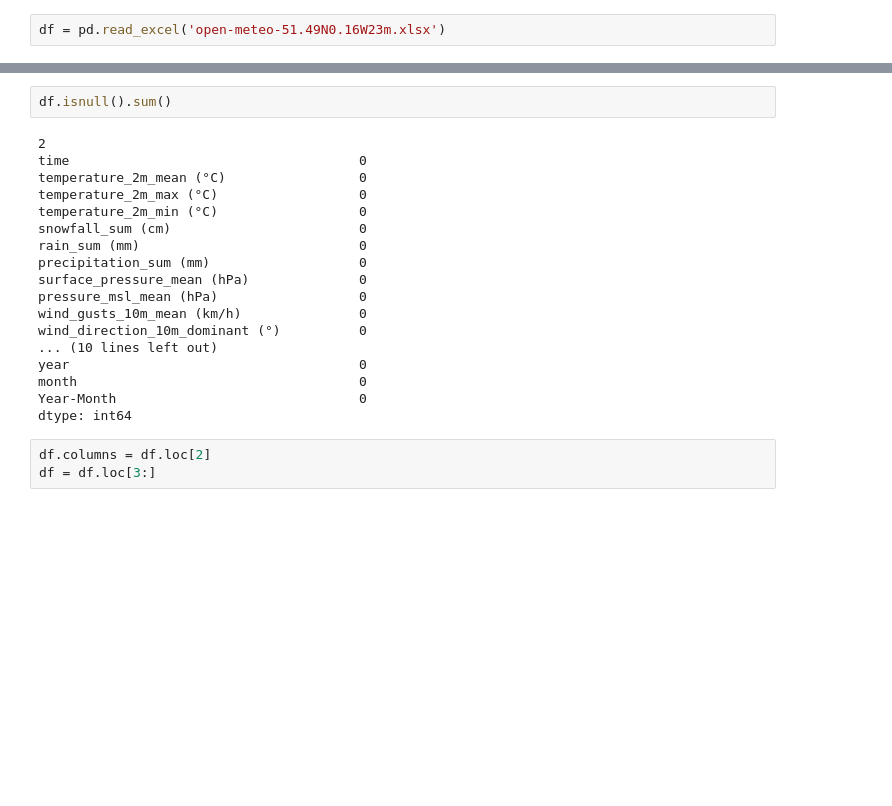
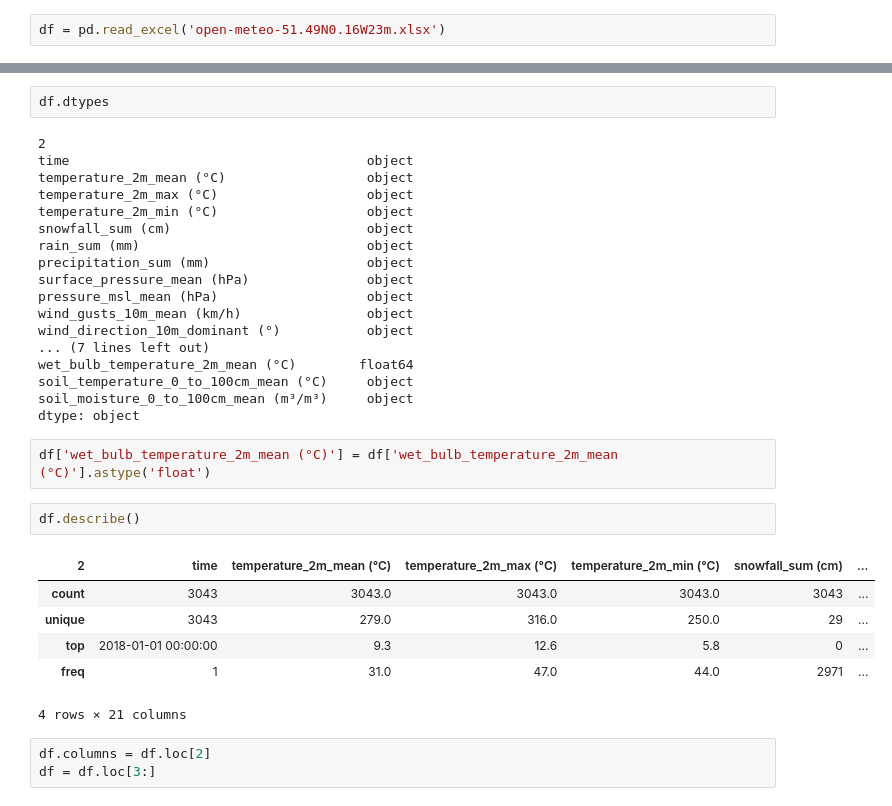
Before and after one commit to nitheshsrb/Fundamentals, a Jupyter notebook: weather.ipynb, the cells around one changed output, grey strips where cells are left out. Drawn from its saved outputs; the diff is of its cells as text; blank space fills up the shorter version.

```diff
--- a/weather.ipynb
+++ b/weather.ipynb
@@ -22,23 +22,34 @@ df.head()
 # %%
-df.isnull().sum()
+df.dtypes
 # %% [output]
 2
-time                                     0
-temperature_2m_mean (°C)                 0
-temperature_2m_max (°C)                  0
-temperature_2m_min (°C)                  0
-snowfall_sum (cm)                        0
-rain_sum (mm)                            0
-precipitation_sum (mm)                   0
-surface_pressure_mean (hPa)              0
-pressure_msl_mean (hPa)                  0
-wind_gusts_10m_mean (km/h)               0
-wind_direction_10m_dominant (°)          0
-... (10 lines left out)
-year                                     0
-month                                    0
-Year-Month                               0
-dtype: int64
+time                                      object
+temperature_2m_mean (°C)                  object
+temperature_2m_max (°C)                   object
+temperature_2m_min (°C)                   object
+snowfall_sum (cm)                         object
+rain_sum (mm)                             object
+precipitation_sum (mm)                    object
+surface_pressure_mean (hPa)               object
+pressure_msl_mean (hPa)                   object
+wind_gusts_10m_mean (km/h)                object
+wind_direction_10m_dominant (°)           object
+... (7 lines left out)
+wet_bulb_temperature_2m_mean (°C)        float64
+soil_temperature_0_to_100cm_mean (°C)     object
+soil_moisture_0_to_100cm_mean (m³/m³)     object
+dtype: object
+# %%
+df['wet_bulb_temperature_2m_mean (°C)'] = df['wet_bulb_temperature_2m_mean (°C)'].astype('float')
+# %%
+df.describe()
+# %% [output]
+| 2 | time | temperature_2m_mean (°C) | temperature_2m_max (°C) | temperature_2m_min (°C) | snowfall_sum (cm) | ... |
+| count | 3043 | 3043.0 | 3043.0 | 3043.0 | 3043 | ... |
+| unique | 3043 | 279.0 | 316.0 | 250.0 | 29 | ... |
+| top | 2018-01-01 00:00:00 | 9.3 | 12.6 | 5.8 | 0 | ... |
+| freq | 1 | 31.0 | 47.0 | 44.0 | 2971 | ... |
+4 rows × 21 columns
 # %%
 df.columns = df.loc[2]
 df = df.loc[3:]
```
Also changed, not shown: parts of 4 cells of this notebook, 2 other files.
